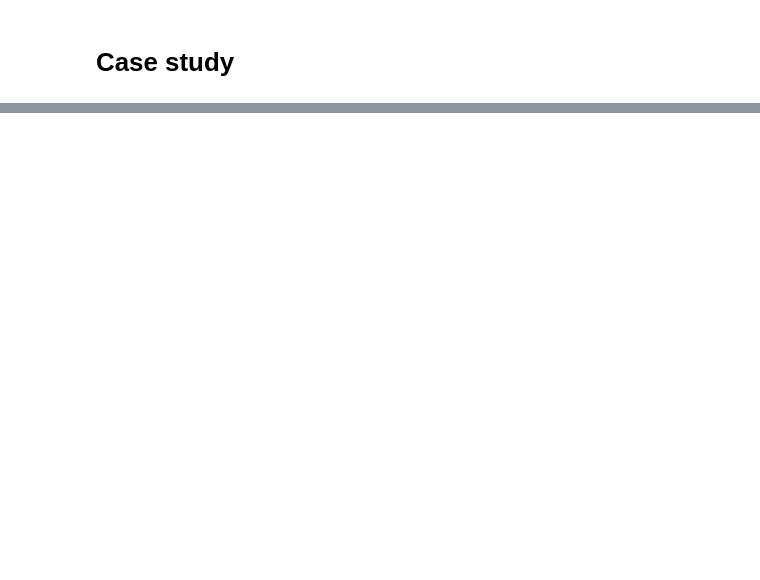
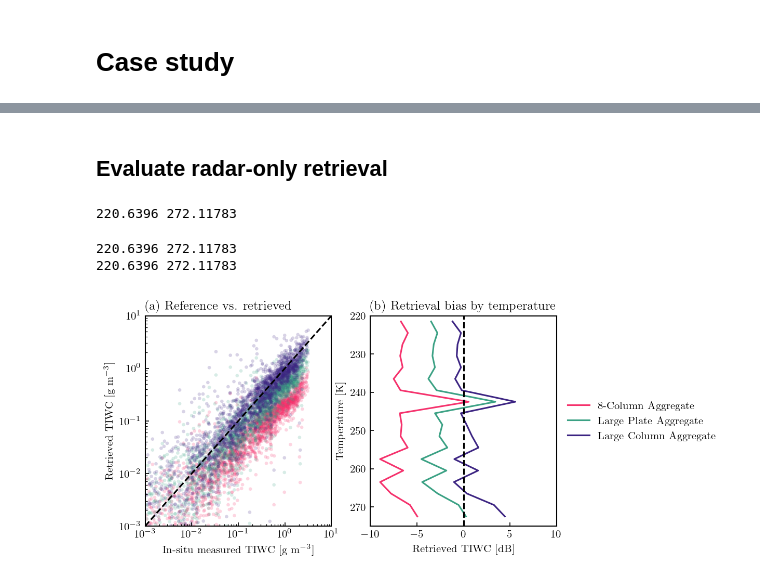
Before and after one commit to SEE-GEO/ccic, a Jupyter notebook: notebooks/validation_haic_hiwc.ipynb, the cells around one changed output, grey strips where cells are left out. Cells and saved outputs as stored; diff of their text form; code cells hidden in the pictures; blank space fills up the shorter version.

```diff
--- a/notebooks/validation_haic_hiwc.ipynb
+++ b/notebooks/validation_haic_hiwc.ipynb
@@ -853,0 +657,2 @@ fig.savefig("../figures/haic_case_study_cpcir.pdf", bbox_inches="tight")
+# %% [markdown]
+## Evaluate radar-only retrieval
@@ -853,0 +694,73 @@ fig.savefig("../figures/haic_case_study_cpcir.pdf", bbox_inches="tight")
+# %%
+tiwc_ref_8ca = results_cpcir.tiwc_in_situ.data
+tiwc_8ca = results_cpcir.tiwc_radar_8ca.data * 1e3
+temp = results_cpcir.temperature.data
+valid = (tiwc_ref_8ca >= 0) * (tiwc_8ca >= 0) * (temp < 273.15)
+temp = temp[valid]
+tiwc_ref_8ca = tiwc_ref_8ca[valid]
+tiwc_8ca = tiwc_8ca[valid]
+mean_err_8ca, err_8ca = calculate_log_error_dist(temp, tiwc_ref_8ca, tiwc_8ca)
+
+tiwc_ref_lpa = results_cpcir.tiwc_in_situ.data
+tiwc_lpa = results_cpcir.tiwc_radar_lpa.data * 1e3
+temp = results_cpcir.temperature.data
+valid = (tiwc_ref_lpa >= 0) * (tiwc_lpa >= 0) * (temp < 273.15)
+temp = temp[valid]
+tiwc_ref_lpa = tiwc_ref_lpa[valid]
+tiwc_lpa = tiwc_lpa[valid]
+mean_err_lpa, err_lpa = calculate_log_error_dist(temp, tiwc_ref_lpa, tiwc_lpa)
+
+tiwc_ref_lca = results_cpcir.tiwc_in_situ.data
+tiwc_lca = results_cpcir.tiwc_radar_lca.data * 1e3
+temp = results_cpcir.temperature.data
+valid = (tiwc_ref_lca >= 0) * (tiwc_lca >= 0) * (temp < 273.15)
+temp = temp[valid]
+tiwc_ref_lca = tiwc_ref_lca[valid]
+tiwc_lca = tiwc_lca[valid]
+mean_err_lca, err_lca = calculate_log_error_dist(temp, tiwc_ref_lca, tiwc_lca)
+# %% [output]
+220.6396 272.11783
+220.6396 272.11783
+220.6396 272.11783
+# %%
+from matplotlib.gridspec import GridSpec
+
+fig = plt.figure(figsize=(9, 3.5))
+gs = GridSpec(1, 3, width_ratios=[1.0, 1.0, 0.5], wspace=0.25)
+
+ax = fig.add_subplot(gs[0, 0])
+x = np.logspace(-3, 1, 101)
+ax.plot(x, x, ls="--", c="k")
+ax.scatter(tiwc_ref_8ca, tiwc_8ca, s=10, alpha=0.2, edgecolor="none")
+ax.scatter(tiwc_ref_lpa, tiwc_lpa, s=10, alpha=0.2, edgecolor="none")
+ax.scatter(tiwc_ref_lca, tiwc_lca, s=10, alpha=0.2, edgecolor="none")
+ax.set_xlabel("In-situ measured TIWC [g m$^{-3}$]")
+ax.set_ylabel("Retrieved TIWC [g m$^{-3}$]")
+
+ax.set_xscale("log")
+ax.set_yscale("log")
+ax.set_ylim(1e-3, 1e1)
+ax.set_xlim(1e-3, 1e1)
+ax.set_title("(a) Reference vs. retrieved", loc="left")
+
+ax = fig.add_subplot(gs[0, 1])
+temps = 0.5 * (t_bins[1:] + t_bins[:-1])
+
+handles = []
+handles += ax.plot(mean_err_8ca, temps, label="8-Column Aggregate")
+handles += ax.plot(mean_err_lpa, temps, label="Large Plate Aggregate")
+handles += ax.plot(mean_err_lca, temps, label="Large Column Aggregate")
+
+ax.set_xlabel("Retrieved TIWC [dB]")
+ax.set_ylabel("Temperature [K]")
+ax.set_ylim(275, 220)
+ax.axvline(0, ls="--", c="k")
+ax.set_title("(b) Retrieval bias by temperature", loc="left")
+ax.set_xlim(-10, 10)
+
+ax = fig.add_subplot(gs[0, -1])
+ax.set_axis_off()
+ax.legend(handles=handles, edgecolor="none", facecolor="none", loc="center")
+fig.savefig("../figures/haic_radar_retrieval.pdf", bbox_inches="tight")
+# %% [output]
+[figure, added]
```
Also changed, not shown: parts of 24 cells of this notebook.
